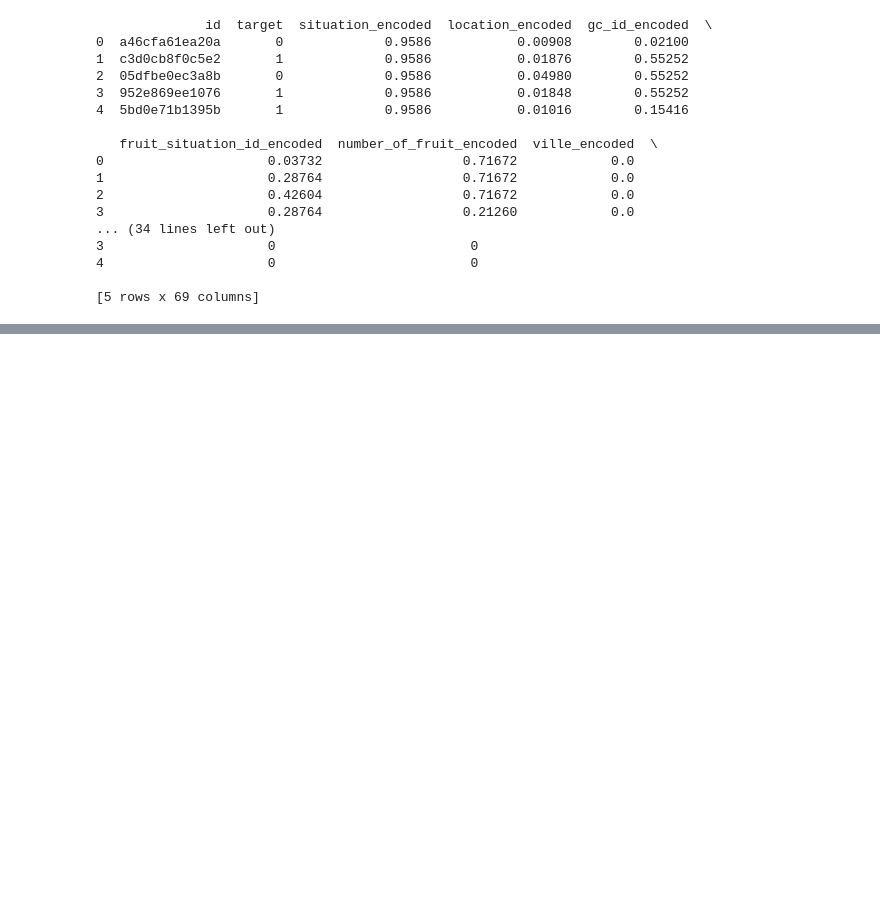
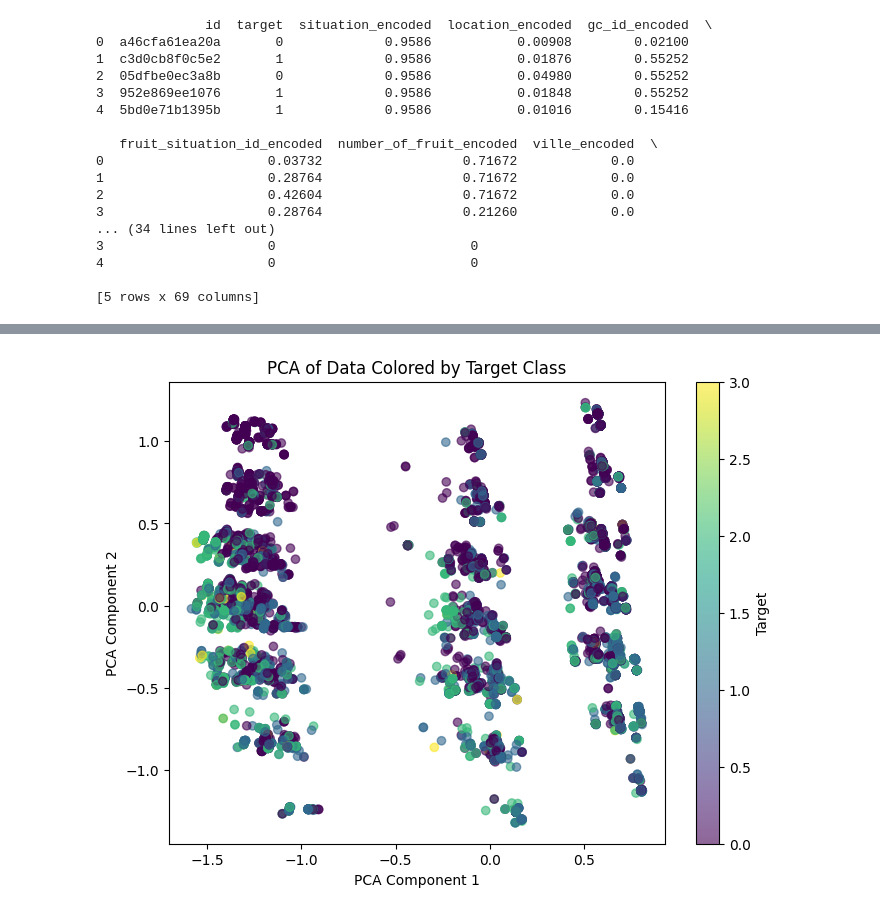
Before and after one commit to Matlpb/Multi-classification, a Jupyter notebook: engine.ipynb, the cells around one changed output, grey strips where cells are left out. Drawn from its saved outputs; the diff is of its cells as text; code cells hidden in the pictures; blank space fills up the shorter version.

```diff
--- a/engine.ipynb
+++ b/engine.ipynb
@@ -323,0 +373,15 @@ print(df_encoded_train.head())
+# %%
+X = df_encoded_train.drop(columns=['target','id'])
+
+pca = PCA(n_components=2)
+X_pca = pca.fit_transform(X)
+
+plt.figure(figsize=(8, 6))
+plt.scatter(X_pca[:, 0], X_pca[:, 1], c=df_encoded_train['target'], cmap='viridis', alpha=0.6)
+plt.xlabel('PCA Component 1')
+plt.ylabel('PCA Component 2')
+plt.title('PCA of Data Colored by Target Class')
+plt.colorbar(label='Target')
+plt.show()
+# %% [output]
+[figure, added]
```
Also changed, not shown: parts of 22 cells of this notebook, 7 other files.
